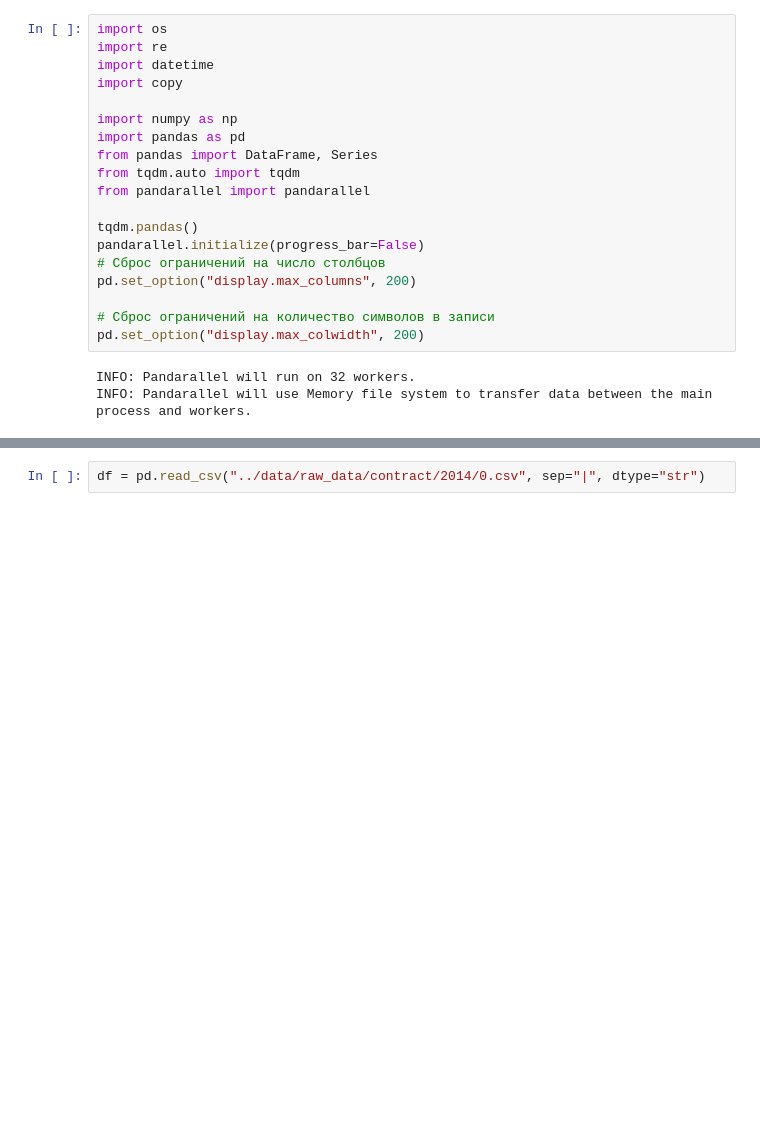
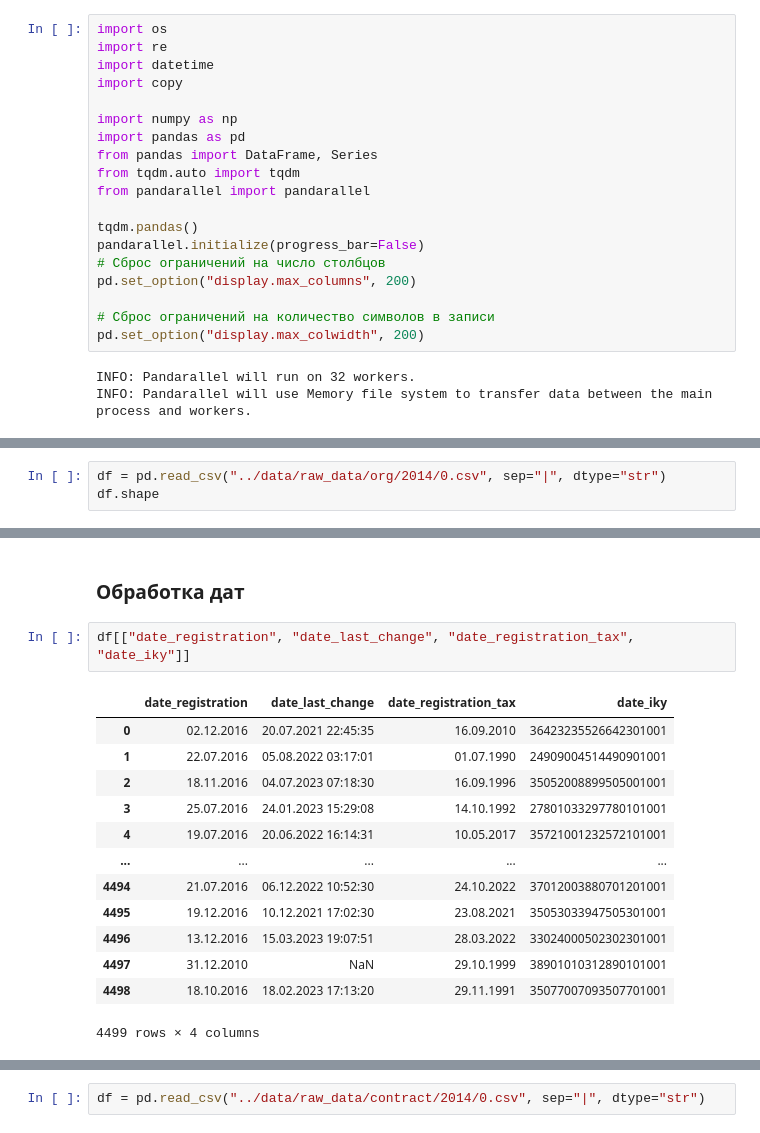
Before and after one commit to Gleb01548/contract_database, a Jupyter notebook: notebooks/processing.ipynb, the cells around one changed output, grey strips where cells are left out. Saved outputs shown, nothing was run; the diff lists cells and outputs as text; blank space fills up the shorter version.

```diff
--- a/notebooks/processing.ipynb
+++ b/notebooks/processing.ipynb
@@ -30,0 +43,3 @@ INFO: Pandarallel will use Memory file system to transfer data between the main
+# %%
+df = pd.read_csv("../data/raw_data/org/2014/0.csv", sep="|", dtype="str")
+df.shape
@@ -30,0 +68,18 @@ INFO: Pandarallel will use Memory file system to transfer data between the main
+# %% [markdown]
+### Обработка дат
+# %%
+df[["date_registration", "date_last_change", "date_registration_tax", "date_iky"]]
+# %% [output]
+|  | date_registration | date_last_change | date_registration_tax | date_iky |
+| 0 | 02.12.2016 | 20.07.2021 22:45:35 | 16.09.2010 | 36423235526642301001 |
+| 1 | 22.07.2016 | 05.08.2022 03:17:01 | 01.07.1990 | 24909004514490901001 |
+| 2 | 18.11.2016 | 04.07.2023 07:18:30 | 16.09.1996 | 35052008899505001001 |
+| 3 | 25.07.2016 | 24.01.2023 15:29:08 | 14.10.1992 | 27801033297780101001 |
+| 4 | 19.07.2016 | 20.06.2022 16:14:31 | 10.05.2017 | 35721001232572101001 |
+| ... | ... | ... | ... | ... |
+| 4494 | 21.07.2016 | 06.12.2022 10:52:30 | 24.10.2022 | 37012003880701201001 |
+| 4495 | 19.12.2016 | 10.12.2021 17:02:30 | 23.08.2021 | 35053033947505301001 |
+| 4496 | 13.12.2016 | 15.03.2023 19:07:51 | 28.03.2022 | 33024000502302301001 |
+| 4497 | 31.12.2010 | NaN | 29.10.1999 | 38901010312890101001 |
+| 4498 | 18.10.2016 | 18.02.2023 17:13:20 | 29.11.1991 | 35077007093507701001 |
+4499 rows × 4 columns
```
Also changed, not shown: parts of 47 cells of this notebook, 14 other files.
